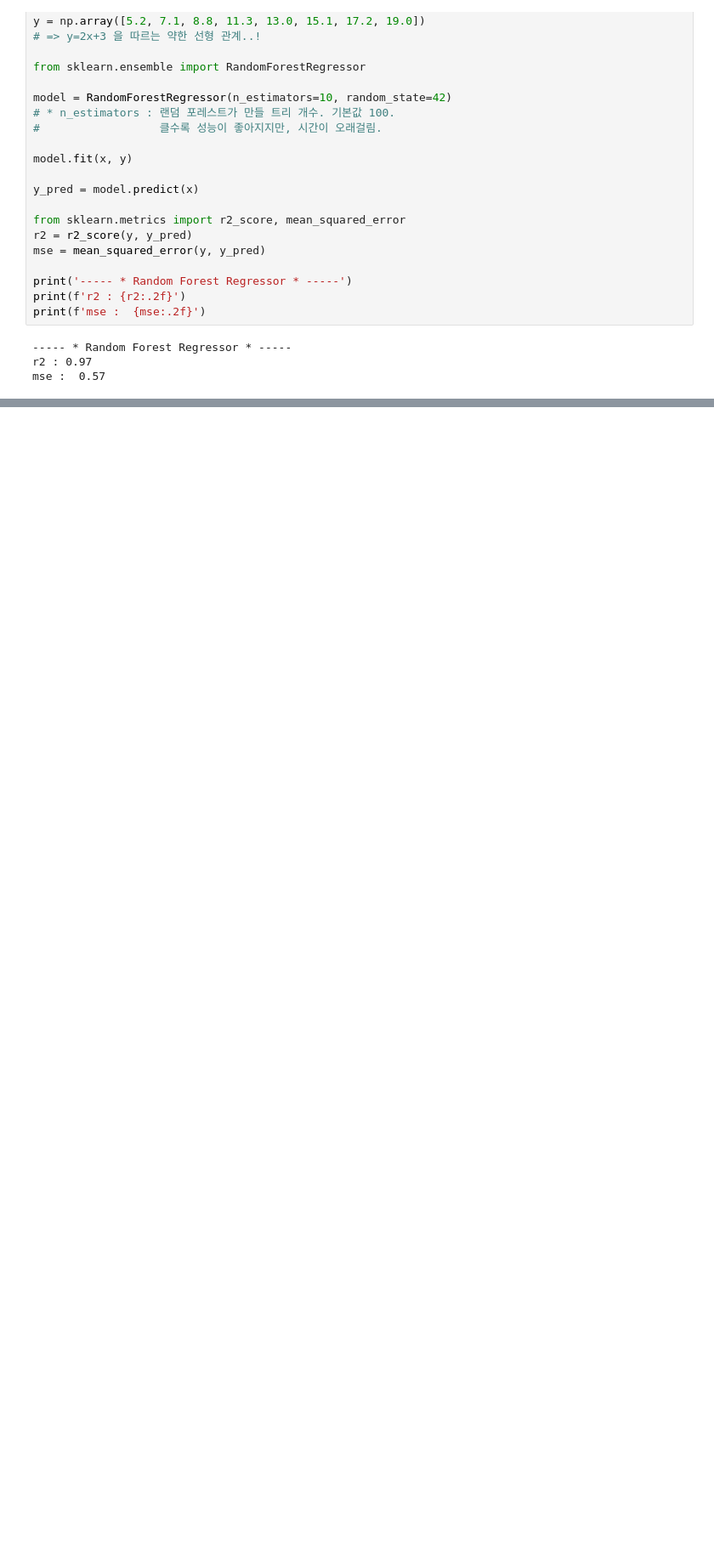
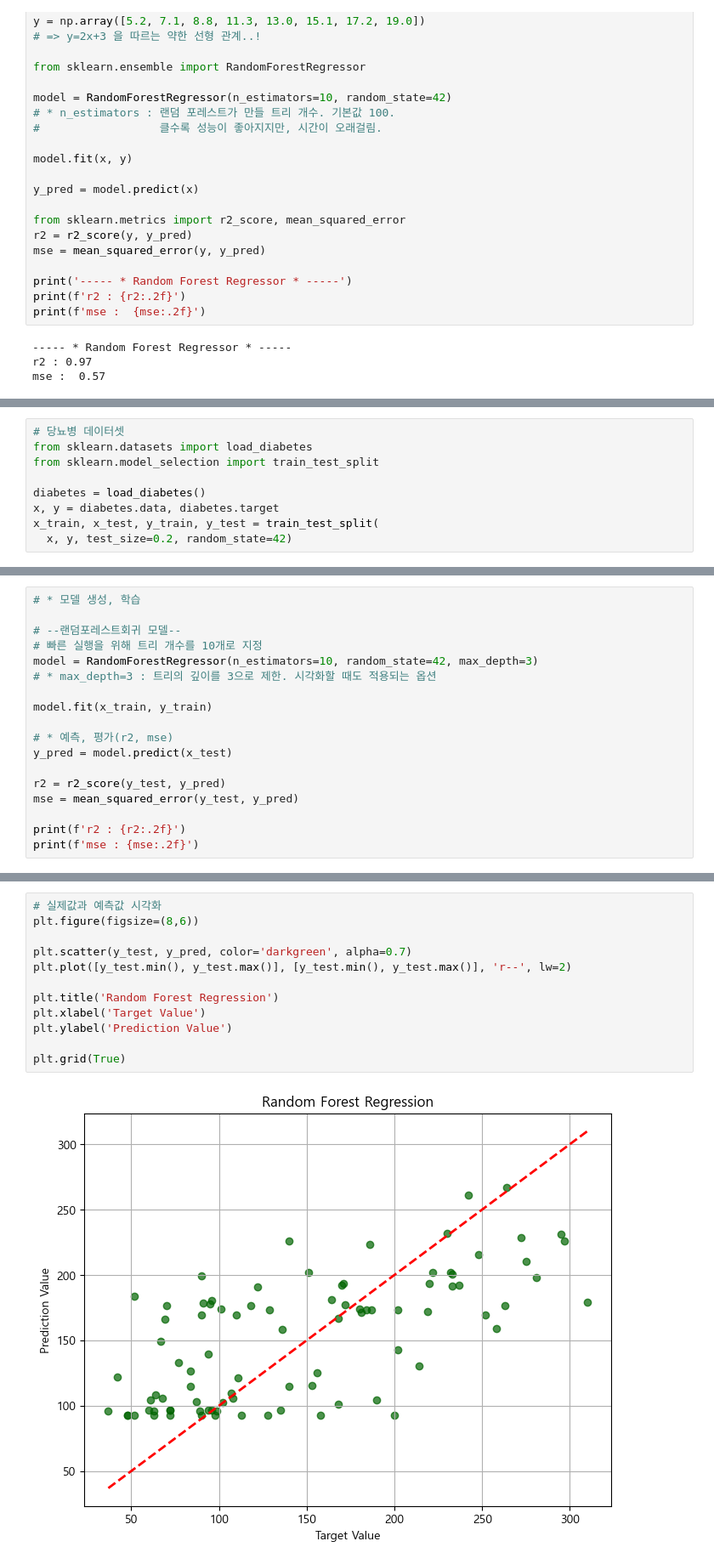
Before and after one commit to sjlimiei25/AI-Prediction, a Jupyter notebook: 6_RandomForest_Regressor.ipynb, the cells around one changed output, grey strips where cells are left out. Shown: that part at 85% size. Cells and saved outputs as stored; diff of their text form; blank space fills up the shorter version.

Commit message:
랜덤포레스트 회귀 실습

```diff
--- a/6_RandomForest_Regressor.ipynb
+++ b/6_RandomForest_Regressor.ipynb
@@ -60,0 +62,9 @@ plt.legend()
+# %%
+# 당뇨병 데이터셋
+from sklearn.datasets import load_diabetes
+from sklearn.model_selection import train_test_split
+
+diabetes = load_diabetes()
+x, y = diabetes.data, diabetes.target
+x_train, x_test, y_train, y_test = train_test_split(
+  x, y, test_size=0.2, random_state=42)
@@ -60,0 +86,18 @@ plt.legend()
+# %%
+# * 모델 생성, 학습
+
+# --랜덤포레스트회귀 모델--
+# 빠른 실행을 위해 트리 개수를 10개로 지정
+model = RandomForestRegressor(n_estimators=10, random_state=42, max_depth=3)
+# * max_depth=3 : 트리의 깊이를 3으로 제한. 시각화할 때도 적용되는 옵션
+
+model.fit(x_train, y_train)
+
+# * 예측, 평가(r2, mse)
+y_pred = model.predict(x_test)
+
+r2 = r2_score(y_test, y_pred)
+mse = mean_squared_error(y_test, y_pred)
+
+print(f'r2 : {r2:.2f}')
+print(f'mse : {mse:.2f}')
@@ -60,0 +107,14 @@ plt.legend()
+# %%
+# 실제값과 예측값 시각화
+plt.figure(figsize=(8,6))
+
+plt.scatter(y_test, y_pred, color='darkgreen', alpha=0.7)
+plt.plot([y_test.min(), y_test.max()], [y_test.min(), y_test.max()], 'r--', lw=2)
+
+plt.title('Random Forest Regression')
+plt.xlabel('Target Value')
+plt.ylabel('Prediction Value')
+
+plt.grid(True)
+# %% [output]
+[figure, added]
```
Also changed, not shown: parts of 5 cells of this notebook.
